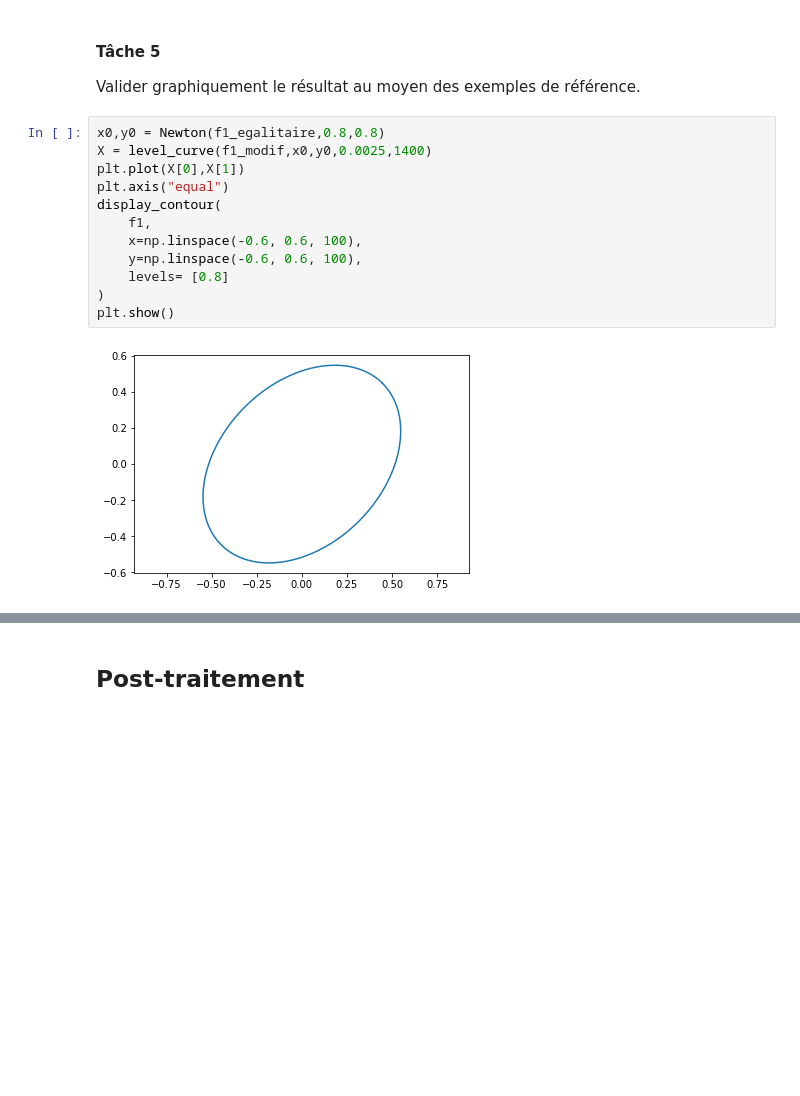
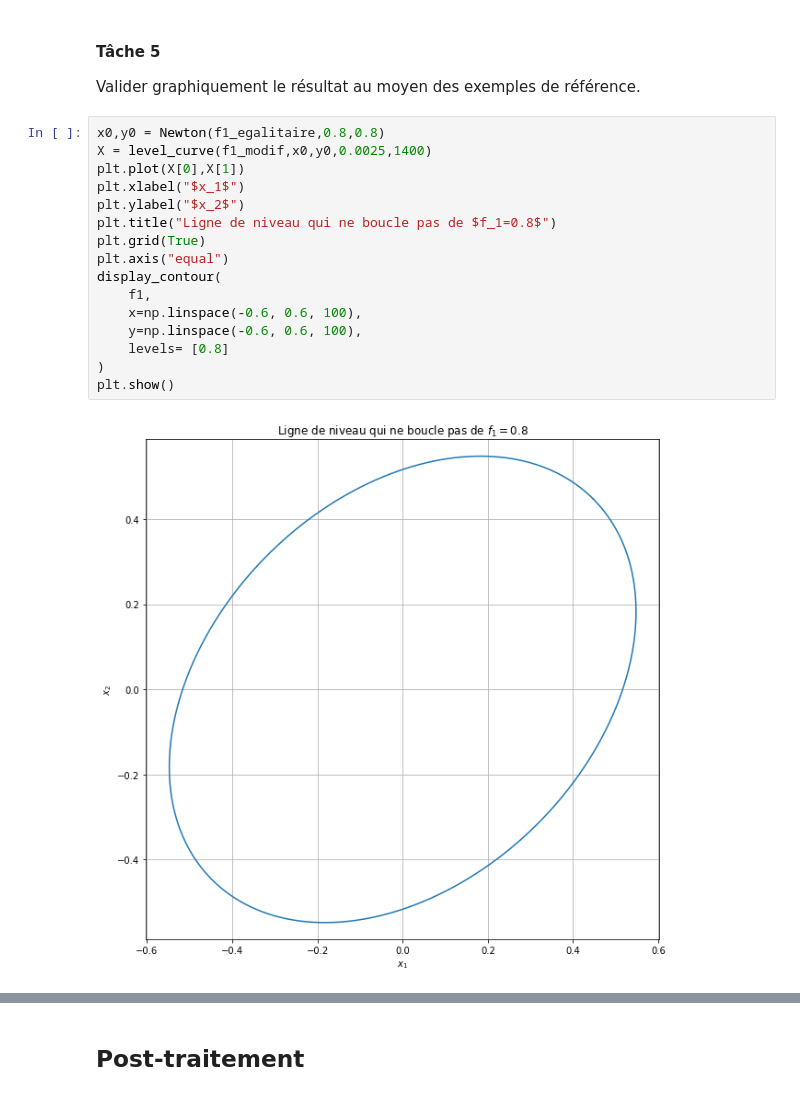
Before and after one commit to RobinWillocquet/projet-maths-octobre, a Jupyter notebook: Courbes de niveau.ipynb, the cells around one changed output, grey strips where cells are left out. Saved outputs shown, nothing was run; the diff lists cells and outputs as text; blank space fills up the shorter version.

```diff
--- a/Courbes de niveau.ipynb
+++ b/Courbes de niveau.ipynb
@@ -391,14 +399,18 @@ Valider graphiquement le résultat au moyen des exemples de référence.
 # %%
 x0,y0 = Newton(f1_egalitaire,0.8,0.8)
 X = level_curve(f1_modif,x0,y0,0.0025,1400)
 plt.plot(X[0],X[1])
+plt.xlabel("$x_1$")
+plt.ylabel("$x_2$")
+plt.title("Ligne de niveau qui ne boucle pas de $f_1=0.8$")
+plt.grid(True)
 plt.axis("equal")
 display_contour(
     f1,
     x=np.linspace(-0.6, 0.6, 100),
     y=np.linspace(-0.6, 0.6, 100),
     levels= [0.8]
 )
 plt.show()
 # %% [output]
-[figure, old version]
+[figure, new version]
```
Also changed, not shown: parts of 13 cells of this notebook.
